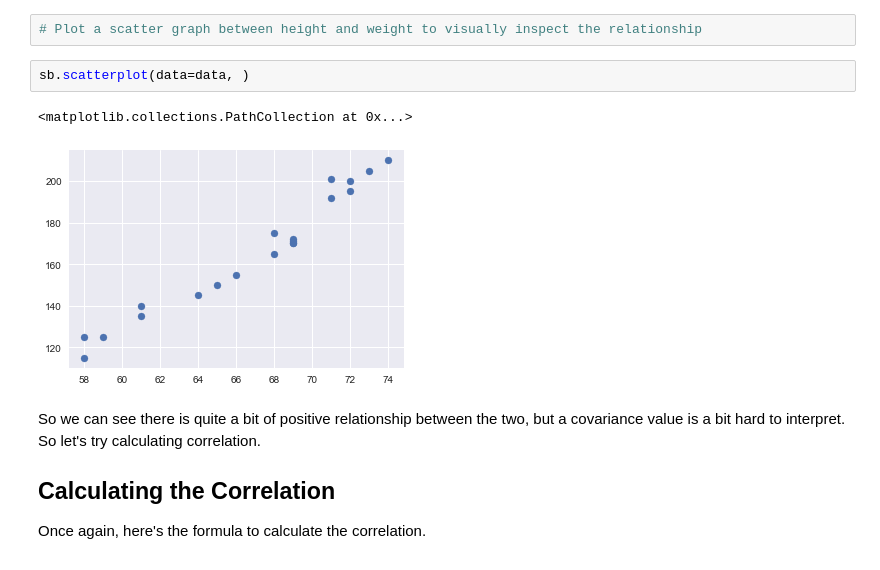
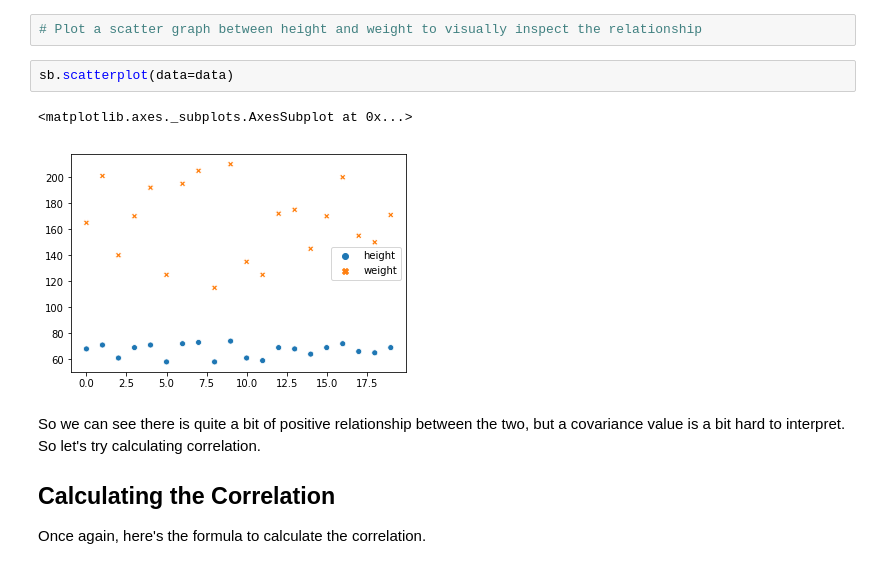
Before and after one commit to nic464/dsc-enterprise-hsbc-correlation-covariance-lab-hsbc-ds-081319, a Jupyter notebook: index.ipynb, the cells around one changed output. Saved outputs shown, nothing was run; the diff lists cells and outputs as text.

```diff
--- a/index.ipynb
+++ b/index.ipynb
@@ -188,10 +188,10 @@ Remember that covariance is a metric that is hard to interpret. Let's dig a litt
 # %%
 # Plot a scatter graph between height and weight to visually inspect the relationship
 # %%
-sb.scatterplot(data=data, )
+sb.scatterplot(data=data)
 # %% [output]
-<matplotlib.collections.PathCollection at 0x...>
+<matplotlib.axes._subplots.AxesSubplot at 0x...>
-[figure, old version]
+[figure, new version]
 # %% [markdown]
 So we can see there is quite a bit of positive relationship between the two, but a covariance value is a bit hard to interpret. So let's try calculating correlation.
 
```
